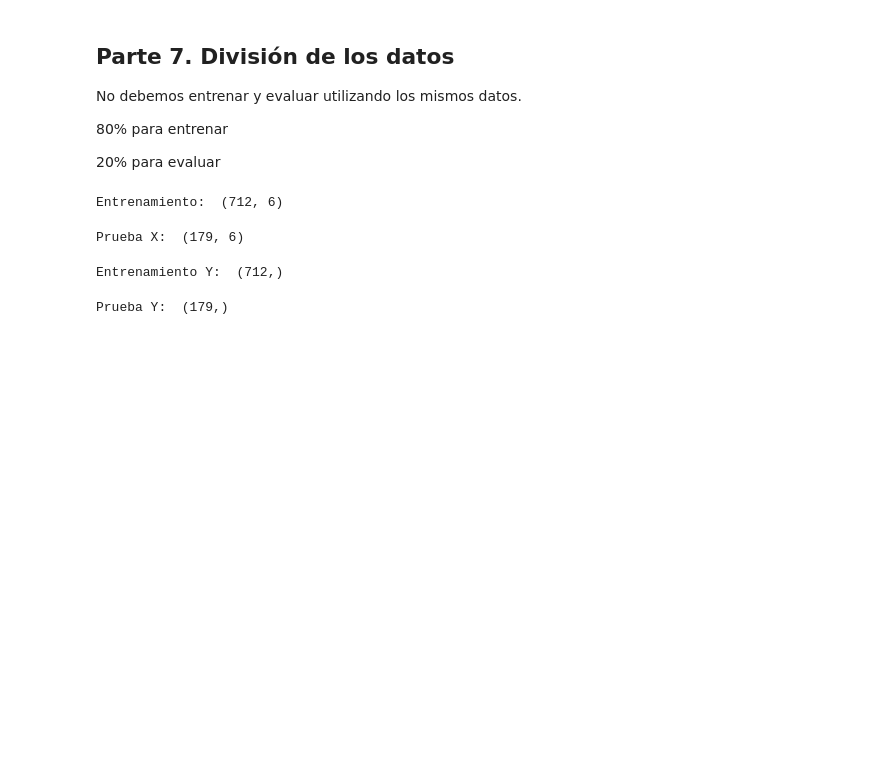
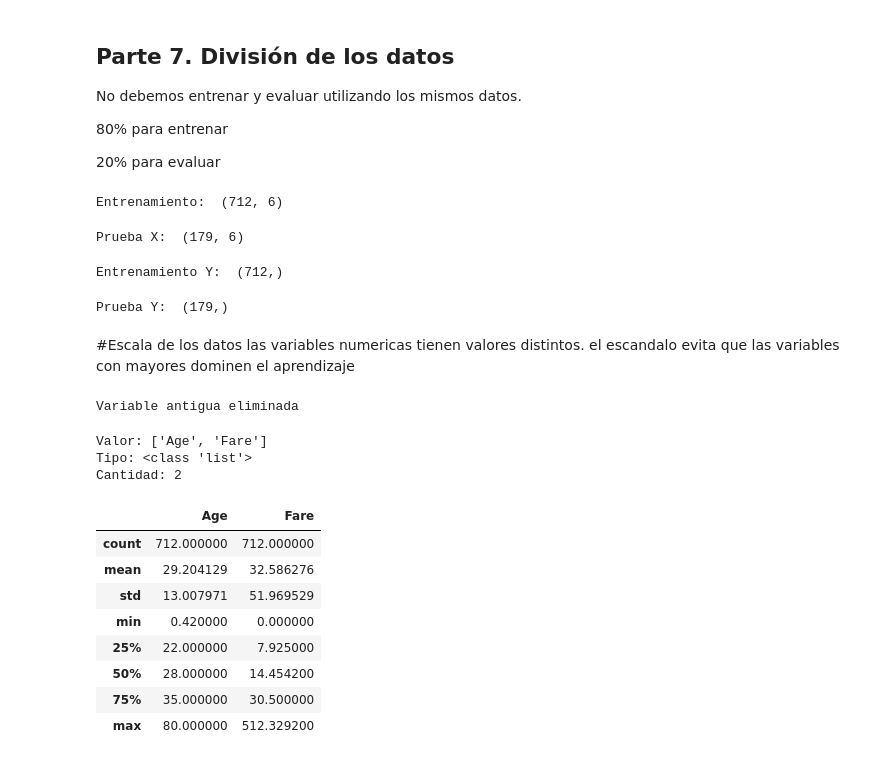
Before and after one commit to YonaBel212/Extraccion_de_conocimiento, a Jupyter notebook: Notebooks/Lab07.ipynb, the cells around one changed output. Cells and saved outputs as stored; diff of their text form; code cells hidden in the pictures; blank space fills up the shorter version.

Commit message:
Entrenamiento de datos

```diff
--- a/Notebooks/Lab07.ipynb
+++ b/Notebooks/Lab07.ipynb
@@ -223,3 +223,39 @@ Entrenamiento Y:  (712,)
 print("Prueba Y: ", y_test. shape)
 # %% [output]
 Prueba Y:  (179,)
+# %% [markdown]
+#Escala de los datos
+las variables numericas tienen valores distintos. el escandalo evita que las variables con mayores dominen el aprendizaje
+# %%
+
+try:
+    del columnas_numericas
+    print("Variable antigua eliminada")
+except:
+    print("No existía variable antigua")
+# %% [output]
+Variable antigua eliminada
+# %%
+
+columnas_numericas = ['Age', 'Fare']
+# %%
+# Esto debe mostrar: ['Age', 'Fare']
+print("Valor:", columnas_numericas)
+print("Tipo:", type(columnas_numericas))
+print("Cantidad:", len(columnas_numericas))
+# %% [output]
+Valor: ['Age', 'Fare']
+Tipo: <class 'list'>
+Cantidad: 2
+# %%
+x_train[columnas_numericas].describe()
+# %% [output]
+|  | Age | Fare |
+| count | 712.000000 | 712.000000 |
+| mean | 29.204129 | 32.586276 |
+| std | 13.007971 | 51.969529 |
+| min | 0.420000 | 0.000000 |
+| 25% | 22.000000 | 7.925000 |
+| 50% | 28.000000 | 14.454200 |
+| 75% | 35.000000 | 30.500000 |
+| max | 80.000000 | 512.329200 |
```
Also changed, not shown: parts of 15 cells of this notebook.
